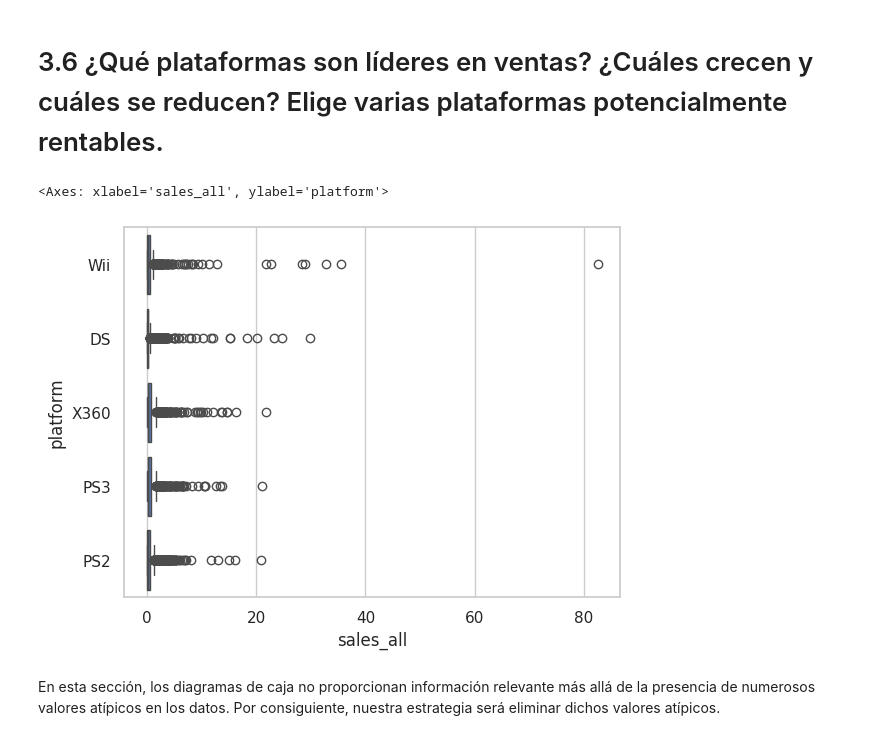
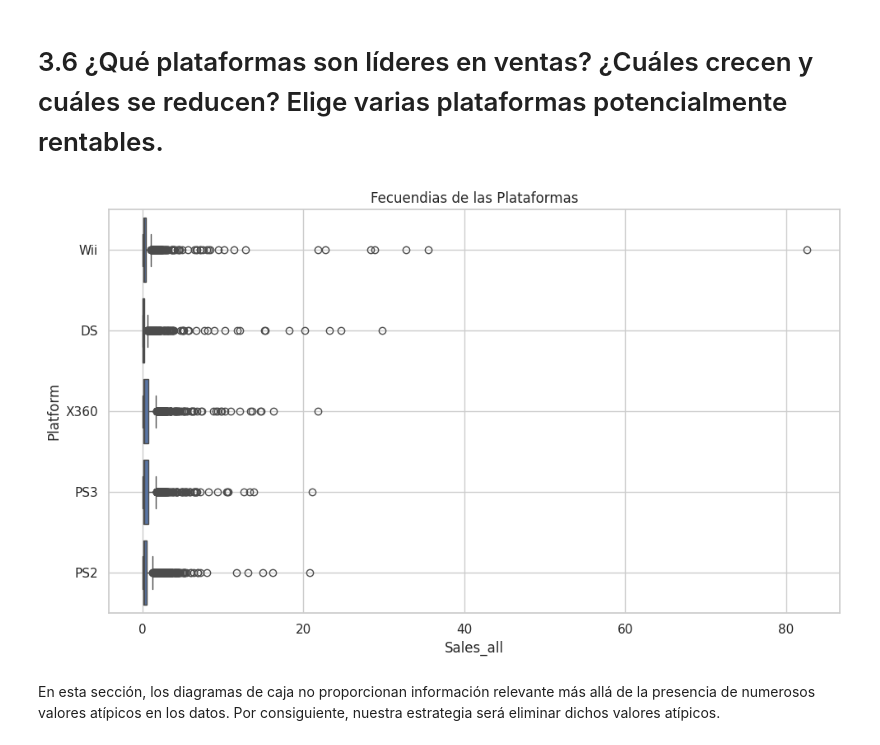
Before and after one commit to Samuelluisjuan/Proyects_Tripleten-Sprin_6_Proyect, a Jupyter notebook: Analitics_company.ipynb, the cells around one changed output. Drawn from its saved outputs; the diff is of its cells as text; code cells hidden in the pictures.

```diff
--- a/Analitics_company.ipynb
+++ b/Analitics_company.ipynb
@@ -344,11 +344,23 @@ El análisis del cuadro revela patrones significativos en el desempeño de difer
 En conclusión, observamos que todas las consolas tienden a alcanzar su punto máximo de ventas en un determinado lapso de tiempo, pero luego experimentan un declive en la segunda mitad de su ciclo de vida. Para obtener una comprensión más precisa, se recomienda considerar un promedio de ventas a lo largo de períodos de cinco años. Es importante destacar que el análisis de datos más significativos abarca desde el año 2000 en adelante.
 # %% [markdown]
 # 3.6 ¿Qué plataformas son líderes en ventas? ¿Cuáles crecen y cuáles se reducen? Elige varias plataformas potencialmente rentables.
-# %%
-# Imprime un diagrama de caja
-sns.boxplot(data= games, x= 'sales_all', y = 'platform')
-# %% [output]
-<Axes: xlabel='sales_all', ylabel='platform'>
-[figure, removed]
+# %%
+# Crear el gráfico de dispersión con Seaborn
+plt.figure(figsize=(10, 6))
+sns.boxplot(data=games, x= 'sales_all', y = 'platform')
+
+# Configurar el título del gráfico
+plt.title('Fecuendias de las Plataformas')
+
+# Configurar los ejes y etiquetas
+plt.xlabel('Sales_all')
+plt.ylabel('Platform')
+
+# Mostrar la gráfica
+plt.grid(True)
+plt.tight_layout()
+plt.show()
+# %% [output]
+[figure, added]
 # %% [markdown]
 En esta sección, los diagramas de caja no proporcionan información relevante más allá de la presencia de numerosos valores atípicos en los datos. Por consiguiente, nuestra estrategia será eliminar dichos valores atípicos.
```
Also changed, not shown: parts of 16 cells of this notebook.
